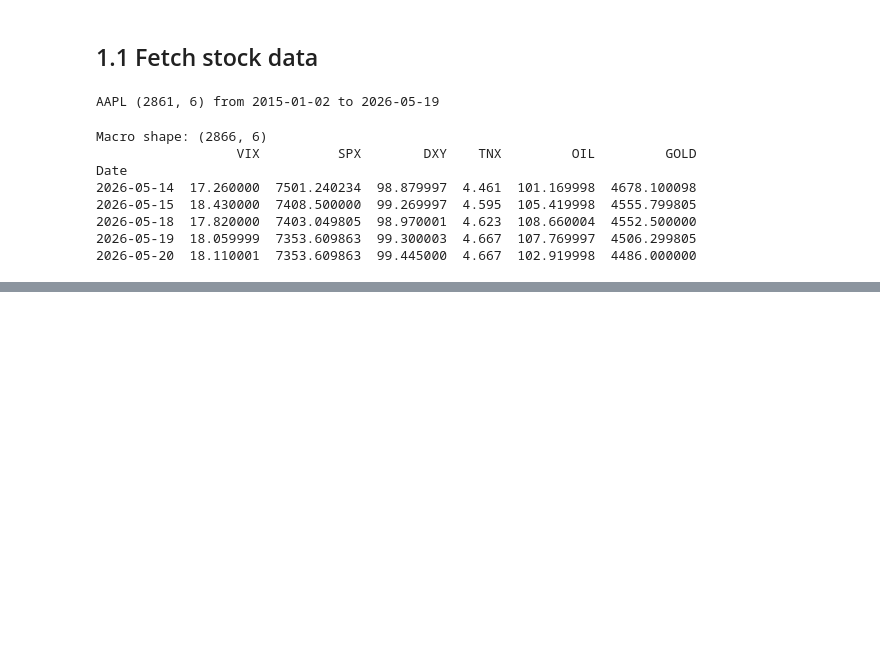
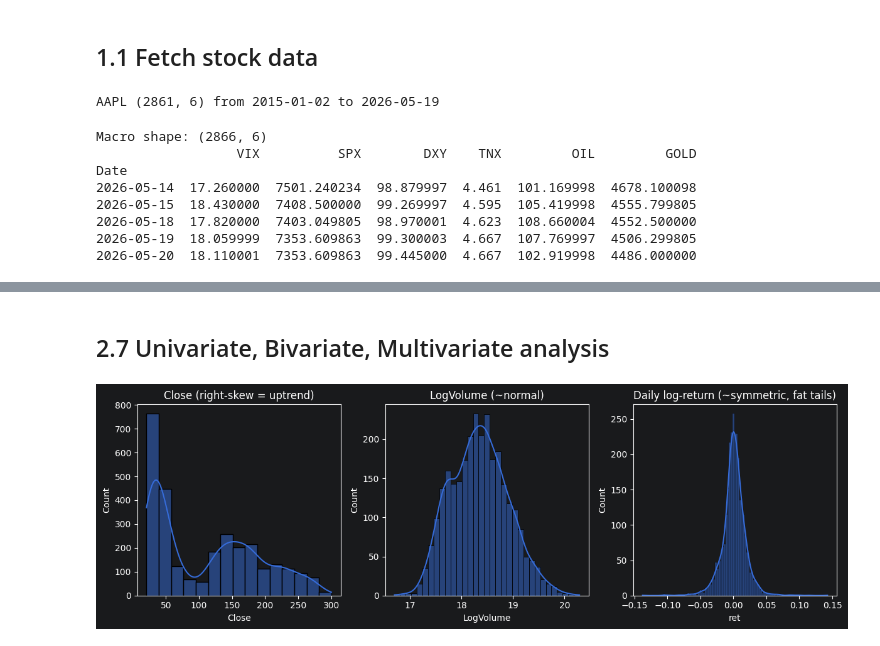
Before and after one commit to hqkh4nh/stocksight-ml, a Jupyter notebook: notebooks/01_main_pipeline.ipynb, the cells around one changed output, grey strips where cells are left out. Cells and saved outputs as stored; diff of their text form; code cells hidden in the pictures; blank space fills up the shorter version.

```diff
--- a/notebooks/01_main_pipeline.ipynb
+++ b/notebooks/01_main_pipeline.ipynb
@@ -69,0 +206,13 @@ Columns: ['Open', 'High', 'Low', 'Close', 'Volume', 'Ticker', 'VIX', 'SPX', 'DXY
+# %% [markdown]
+## 2.7 Univariate, Bivariate, Multivariate analysis
+# %%
+# temporary log-return for analysis (re-defined properly in features.py)
+df["ret"] = np.log(df["Close"] / df["Close"].shift(1))
+
+fig, axes = plt.subplots(1, 3, figsize=(12, 4))
+sns.histplot(df["Close"],     kde=True, ax=axes[0]); axes[0].set_title("Close (right-skew = uptrend)")
+sns.histplot(df["LogVolume"], kde=True, ax=axes[1]); axes[1].set_title("LogVolume (~normal)")
+sns.histplot(df["ret"].dropna(), kde=True, ax=axes[2]); axes[2].set_title("Daily log-return (~symmetric, fat tails)")
+plt.tight_layout(); plt.show()
+# %% [output]
+[figure, added]
```
Also changed, not shown: parts of 16 cells of this notebook.
